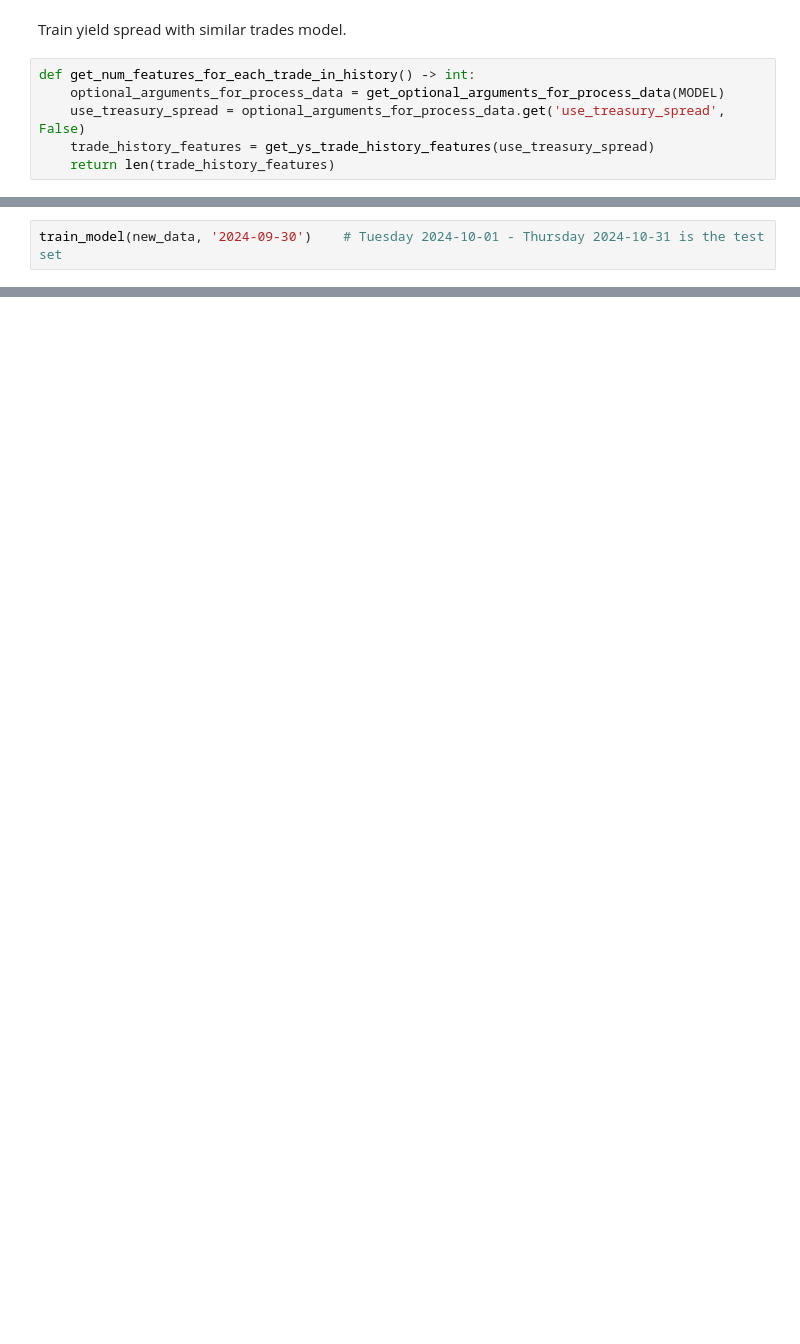
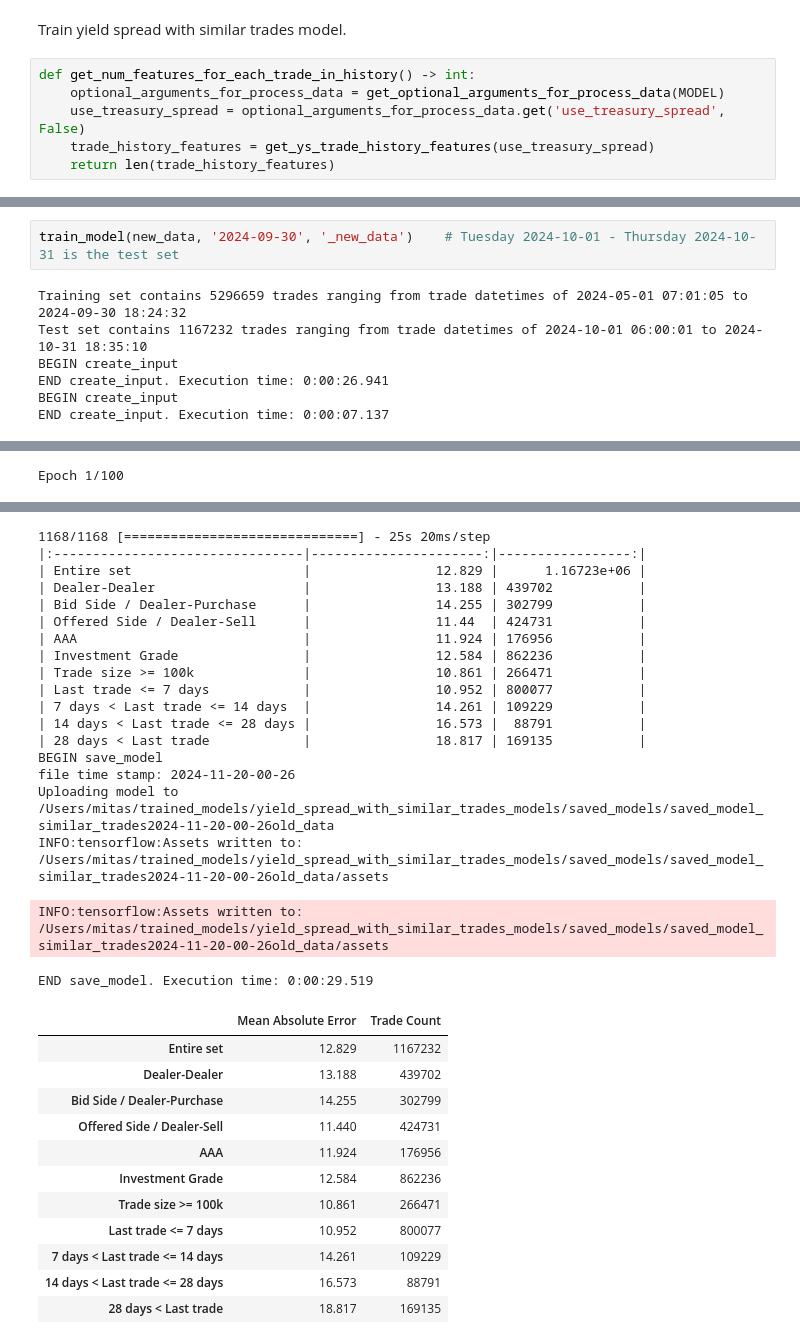
Before and after one commit to jessedwatson/ficc_python, a Jupyter notebook: notebooks/compare_datasets.ipynb, the cells around one changed output, grey strips where cells are left out. Saved outputs shown, nothing was run; the diff lists cells and outputs as text; blank space fills up the shorter version.

```diff
--- a/notebooks/compare_datasets.ipynb
+++ b/notebooks/compare_datasets.ipynb
@@ -315,2 +351,9 @@ Epoch 8/100
 # %%
-train_model(new_data, '2024-09-30')    # Tuesday 2024-10-01 - Thursday 2024-10-31 is the test set
+train_model(new_data, '2024-09-30', '_new_data')    # Tuesday 2024-10-01 - Thursday 2024-10-31 is the test set
+# %% [output]
+Training set contains 5296659 trades ranging from trade datetimes of 2024-05-01 07:01:05 to 2024-09-30 18:24:32
+Test set contains 1167232 trades ranging from trade datetimes of 2024-10-01 06:00:01 to 2024-10-31 18:35:10
+BEGIN create_input
+END create_input. Execution time: 0:00:26.941
+BEGIN create_input
+END create_input. Execution time: 0:00:07.137
@@ -316,0 +362 @@ train_model(new_data, '2024-09-30')    # Tuesday 2024-10-01 - Thursday 2024-10-3
+Epoch 1/100
@@ -316,0 +383,31 @@ train_model(new_data, '2024-09-30')    # Tuesday 2024-10-01 - Thursday 2024-10-3
+1168/1168 [==============================] - 25s 20ms/step
+|:--------------------------------|----------------------:|-----------------:|
+| Entire set                      |                12.829 |      1.16723e+06 |
+| Dealer-Dealer                   |                13.188 | 439702           |
+| Bid Side / Dealer-Purchase      |                14.255 | 302799           |
+| Offered Side / Dealer-Sell      |                11.44  | 424731           |
+| AAA                             |                11.924 | 176956           |
+| Investment Grade                |                12.584 | 862236           |
+| Trade size >= 100k              |                10.861 | 266471           |
+| Last trade <= 7 days            |                10.952 | 800077           |
+| 7 days < Last trade <= 14 days  |                14.261 | 109229           |
+| 14 days < Last trade <= 28 days |                16.573 |  88791           |
+| 28 days < Last trade            |                18.817 | 169135           |
+BEGIN save_model
+file time stamp: 2024-11-20-00-26
+Uploading model to /Users/mitas/trained_models/yield_spread_with_similar_trades_models/saved_models/saved_model_similar_trades2024-11-20-00-26old_data
+INFO:tensorflow:Assets written to: /Users/mitas/trained_models/yield_spread_with_similar_trades_models/saved_models/saved_model_similar_trades2024-11-20-00-26old_data/assets
+INFO:tensorflow:Assets written to: /Users/mitas/trained_models/yield_spread_with_similar_trades_models/saved_models/saved_model_similar_trades2024-11-20-00-26old_data/assets
+END save_model. Execution time: 0:00:29.519
+|  | Mean Absolute Error | Trade Count |
+| Entire set | 12.829 | 1167232 |
+| Dealer-Dealer | 13.188 | 439702 |
+| Bid Side / Dealer-Purchase | 14.255 | 302799 |
+| Offered Side / Dealer-Sell | 11.440 | 424731 |
+| AAA | 11.924 | 176956 |
+| Investment Grade | 12.584 | 862236 |
+| Trade size >= 100k | 10.861 | 266471 |
+| Last trade <= 7 days | 10.952 | 800077 |
+| 7 days < Last trade <= 14 days | 14.261 | 109229 |
+| 14 days < Last trade <= 28 days | 16.573 | 88791 |
+| 28 days < Last trade | 18.817 | 169135 |
```
Also changed, not shown: parts of 4 cells of this notebook.
